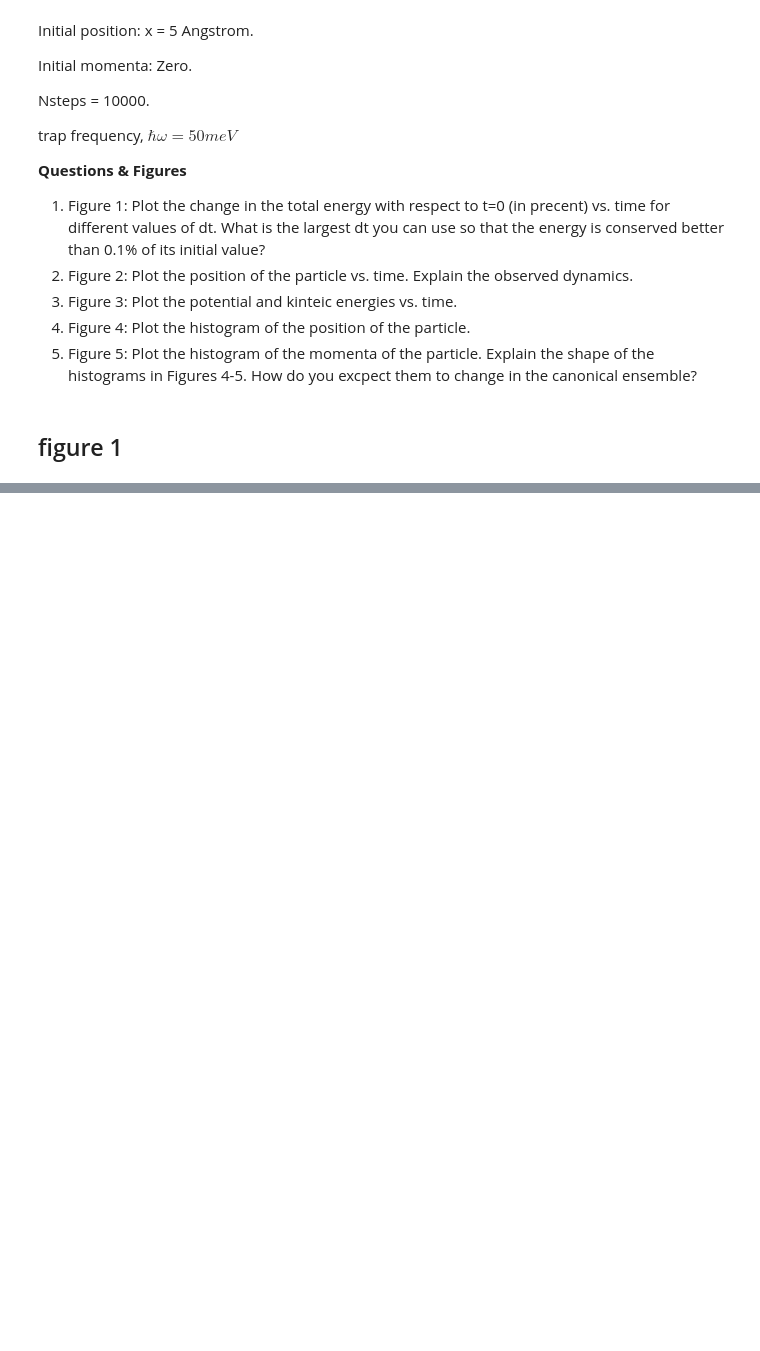
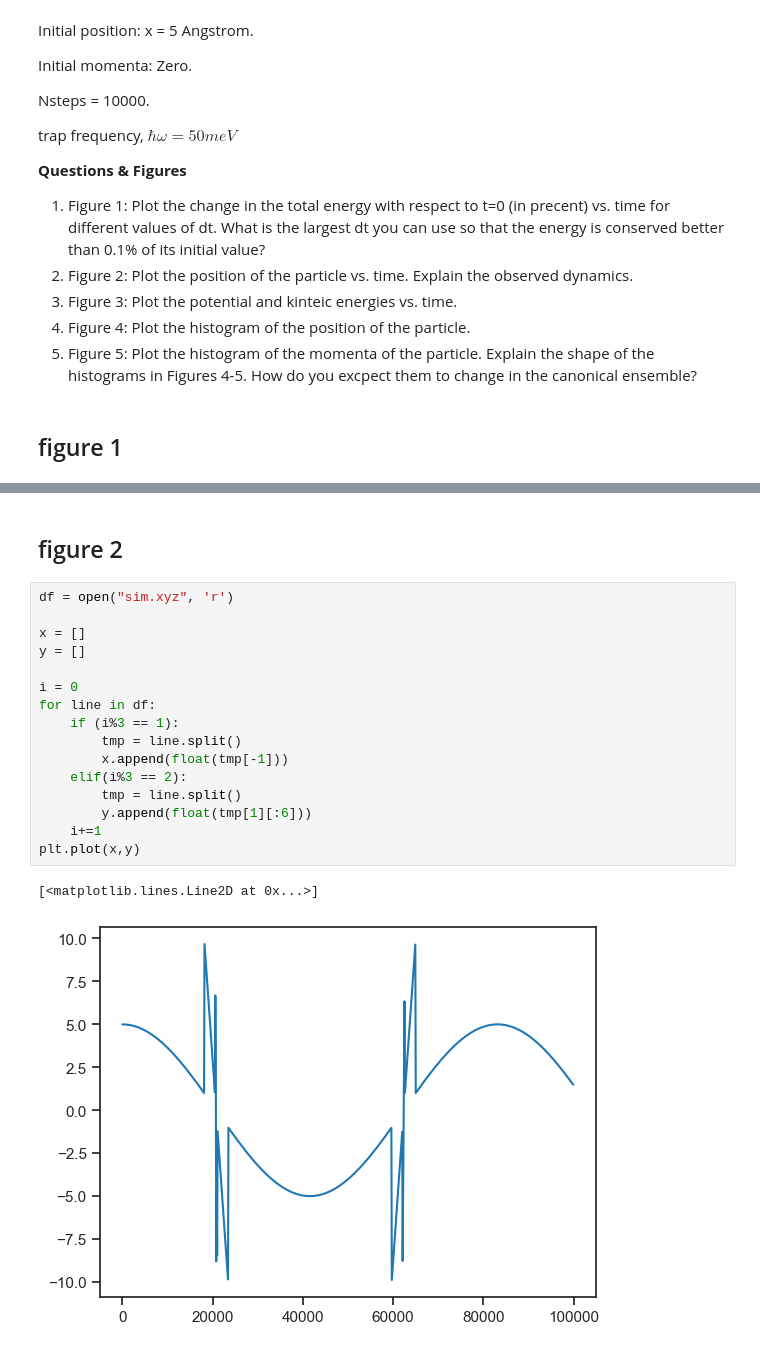
Before and after one commit to SagiMeir/Simulations4Beginners, a Jupyter notebook: getting_started.ipynb, the cells around one changed output, grey strips where cells are left out. Drawn from its saved outputs; the diff is of its cells as text; blank space fills up the shorter version.

```diff
--- a/getting_started.ipynb
+++ b/getting_started.ipynb
@@ -64,0 +75,21 @@ plt.tight_layout()
+# %% [markdown]
+## figure 2
+# %%
+df = open("sim.xyz", 'r')
+
+x = []
+y = []
+
+i = 0
+for line in df:
+    if (i%3 == 1):
+        tmp = line.split()
+        x.append(float(tmp[-1]))
+    elif(i%3 == 2):
+        tmp = line.split()
+        y.append(float(tmp[1][:6]))
+    i+=1
+plt.plot(x,y)
+# %% [output]
+[<matplotlib.lines.Line2D at 0x...>]
+[figure, added]
```
Also changed, not shown: parts of 6 cells of this notebook, 2 other files.
